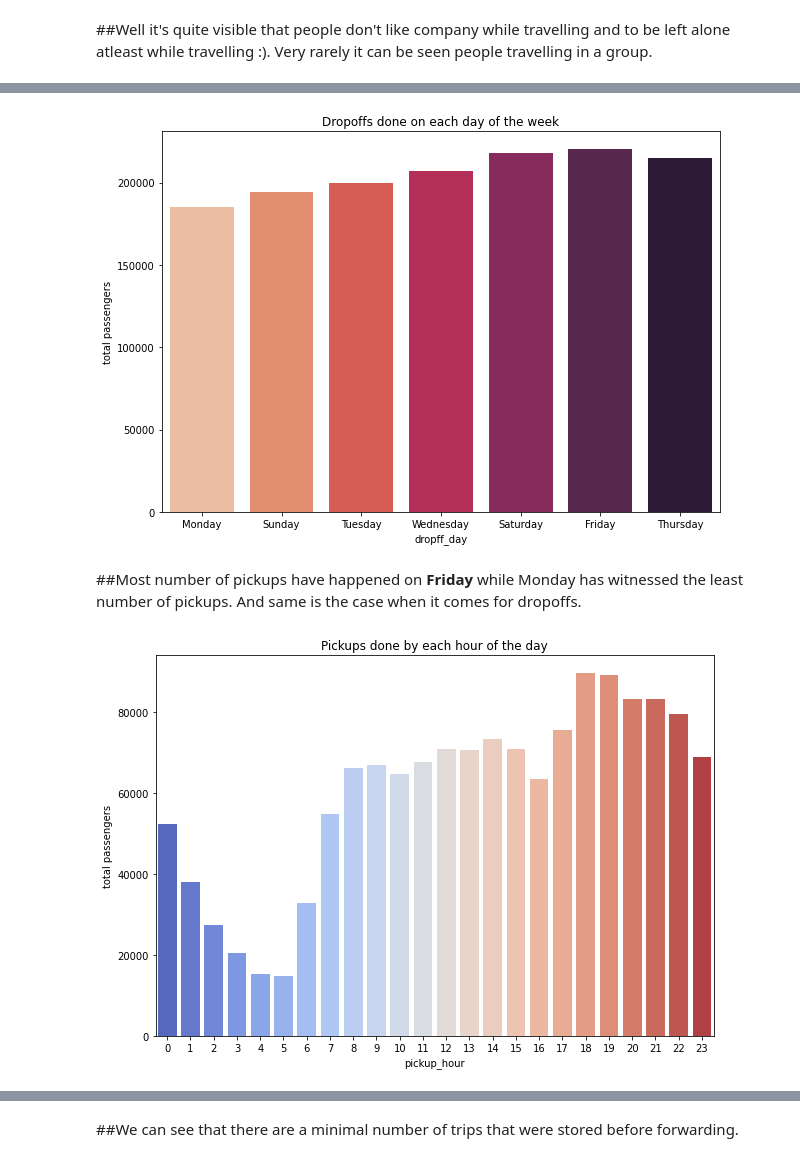
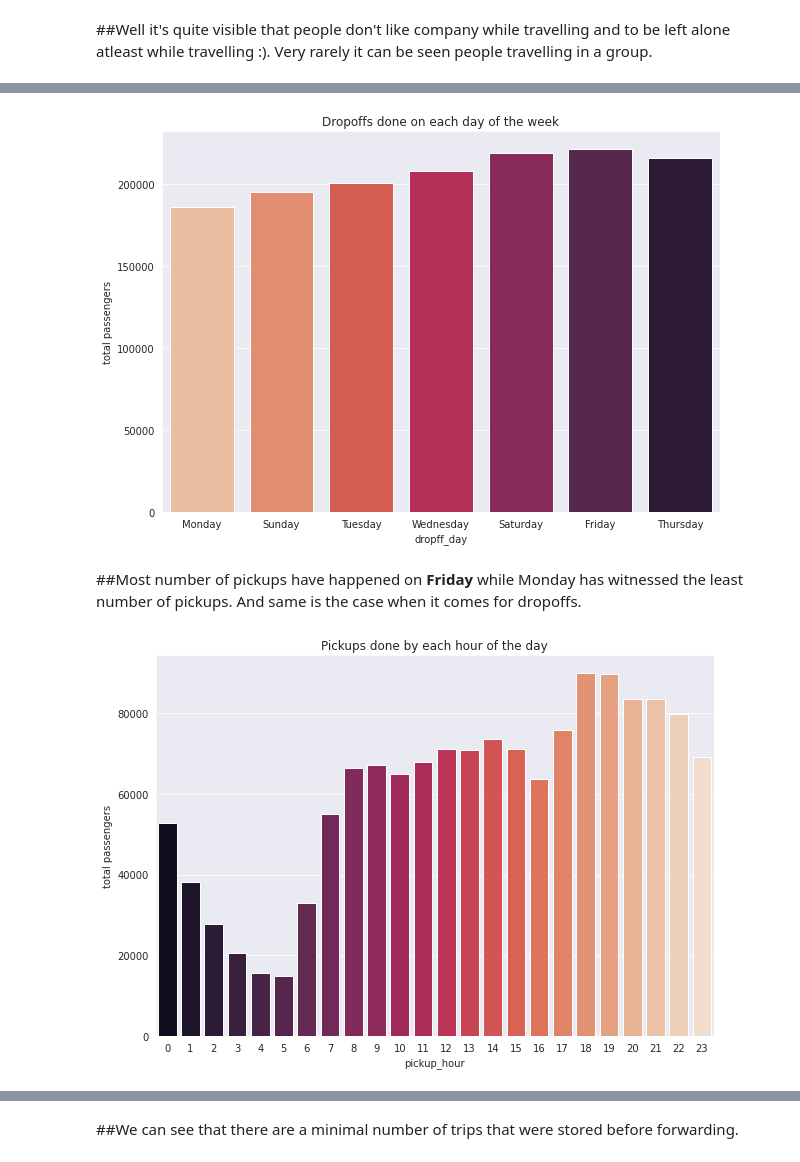
Before and after one commit to skaty5678/NYC-Taxi-Trip-Time-Prediction, a Jupyter notebook: NYC_Taxi_Trip_Time_Prediction_SANJEEV_KUMAR_THAKUR.ipynb, the cells around one changed output, grey strips where cells are left out. Cells and saved outputs as stored; diff of their text form; code cells hidden in the pictures.

```diff
--- a/NYC_Taxi_Trip_Time_Prediction_SANJEEV_KUMAR_THAKUR.ipynb
+++ b/NYC_Taxi_Trip_Time_Prediction_SANJEEV_KUMAR_THAKUR.ipynb
@@ -260,6 +263,7 @@ df.passenger_count.value_counts()
 Name: passenger_count, dtype: int64
 # %%
 plt.figure(figsize=(10,7))
+sns.set_style("darkgrid")
 sns.countplot(df['passenger_count'])
 plt.title('Distribution of Passengers')
 plt.ylabel("total passengers")
@@ -281,6 +285,7 @@ df['dropff_day']=df.dropoff_datetime.dt.day_name()
 df['dropff_hour'] = df.dropoff_datetime.dt.hour
 # %%
 plt.figure(figsize=(10,7))
+sns.set_style("darkgrid")
 sns.countplot(x='month',data=df,palette="icefire")
 plt.title('Pickups done by month')
 plt.ylabel("total passengers")
@@ -290,5 +295,6 @@ plt.show()
 # %%
 plt.figure(figsize=(10,7))
+sns.set_style("darkgrid")
 sns.countplot(x='pickup_day',data=df,palette='rocket')
 plt.title('Pickups done on each day of the week')
 plt.ylabel("total passengers")
@@ -298,20 +304,22 @@ plt.show()
 # %%
 plt.figure(figsize=(10,7))
+sns.set_style("darkgrid")
 sns.countplot(x='dropff_day',data=df,palette='rocket_r')
 plt.title('Dropoffs done on each day of the week')
 plt.ylabel("total passengers")
 plt.show()
 # %% [output]
-[figure, old version]
+[figure, new version]
 # %% [markdown]
 ##Most number of pickups have happened on **Friday** while Monday has witnessed the least number of pickups. And same is the case when it comes for dropoffs.
 # %%
 plt.figure(figsize=(10,7))
-sns.countplot(x='pickup_hour',data=df,palette="coolwarm")
+sns.set_style("darkgrid")
+sns.countplot(x='pickup_hour',data=df,palette="rocket")
 plt.title('Pickups done by each hour of the day')
 plt.ylabel("total passengers")
 plt.show()
 # %% [output]
-[figure, old version]
+[figure, new version]
 # %%
 plt.figure(figsize=(10,7))
```
Also changed, not shown: parts of 58 cells of this notebook.
